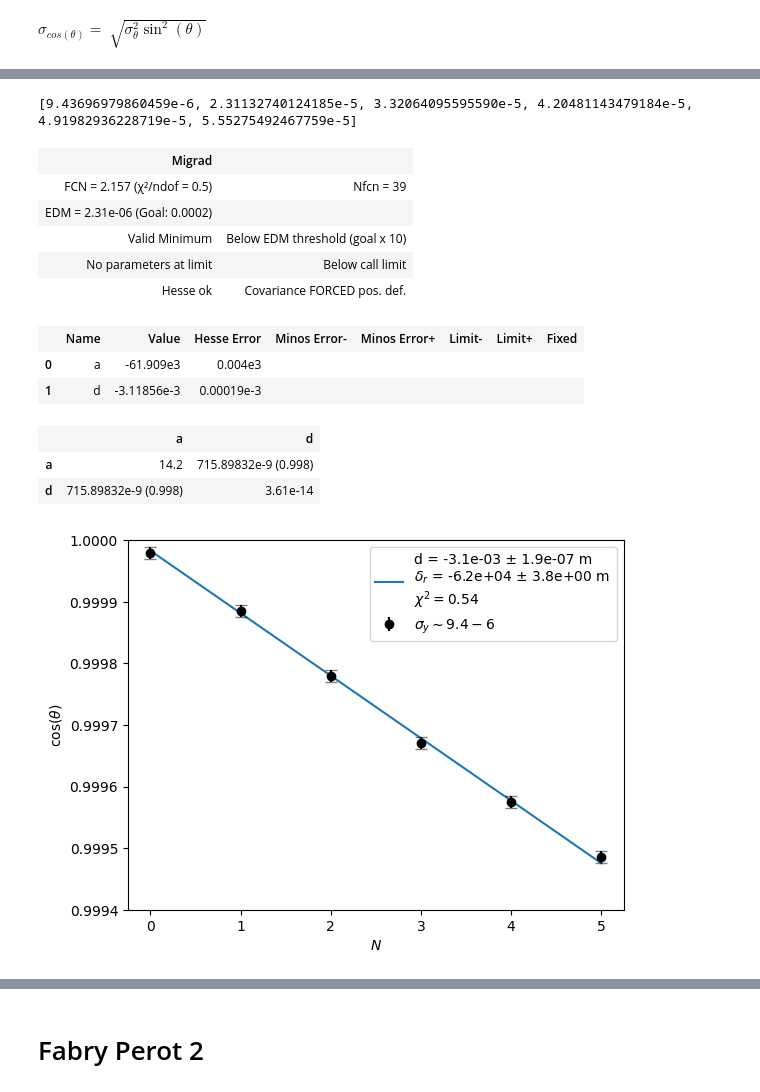
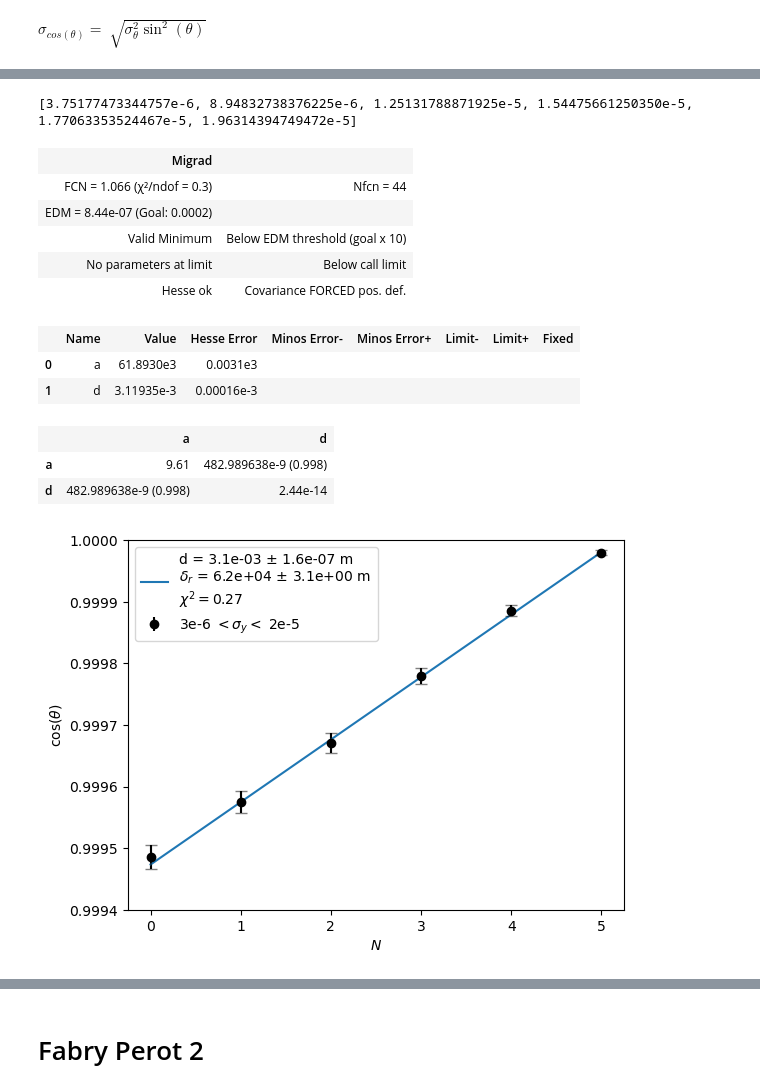
Before and after one commit to Yedi278/Lab2, a Jupyter notebook: Interferometro/Interferometro.ipynb, the cells around one changed output, grey strips where cells are left out. Cells and saved outputs as stored; diff of their text form; code cells hidden in the pictures.

```diff
--- a/Interferometro/Interferometro.ipynb
+++ b/Interferometro/Interferometro.ipynb
@@ -183,3 +193,6 @@ fp1 = df['FP 1']
 angolo = fp1['angolo'].to_numpy()
 N_fp1 = fp1['N cerchio'].to_numpy()
 cs_angolo = np.cos(angolo)
+# %%
+print(N_fp1)
+N_fp1 = [5,4,3,2,1,0]
@@ -302,39 +317,39 @@ for i,j in zip(angolo,err_angoli_fp1):
 # %%
-err_cs_angoli_2 = errore_angoli_2(dist,raggi,errx=5,erry=.25)
+err_cs_angoli_2 = errore_angoli_2(dist,raggi,errx=1,erry=.1)
 print(err_cs_angoli_2)
 # %% [output]
-[9.43696979860459e-6, 2.31132740124185e-5, 3.32064095595590e-5, 4.20481143479184e-5, 4.91982936228719e-5, 5.55275492467759e-5]
+[3.75177473344757e-6, 8.94832738376225e-6, 1.25131788871925e-5, 1.54475661250350e-5, 1.77063353524467e-5, 1.96314394749472e-5]
 # %%
-c = LeastSquares(N_fp1, cs_angolo, 9.43696979860459e-6, f1)
-m = Minuit(c, a=-61.91e3, d=-3.1185e-3)
+c = LeastSquares(N_fp1, cs_angolo, err_cs_angoli_2, f1)
+m = Minuit(c, a=61.91e3, d=3.1185e-3)
 m.migrad()
 m.hesse()
 # %% [output]
 | Migrad |  |
-| FCN = 2.157 (χ²/ndof = 0.5) | Nfcn = 39 |
-| EDM = 2.31e-06 (Goal: 0.0002) |  |
+| FCN = 1.066 (χ²/ndof = 0.3) | Nfcn = 44 |
+| EDM = 8.44e-07 (Goal: 0.0002) |  |
 | Valid Minimum | Below EDM threshold (goal x 10) |
 | No parameters at limit | Below call limit |
 | Hesse ok | Covariance FORCED pos. def. |
 |  | Name | Value | Hesse Error | Minos Error- | Minos Error+ | Limit- | Limit+ | Fixed |
-| 0 | a | -61.909e3 | 0.004e3 |  |  |  |  |  |
-| 1 | d | -3.11856e-3 | 0.00019e-3 |  |  |  |  |  |
+| 0 | a | 61.8930e3 | 0.0031e3 |  |  |  |  |  |
+| 1 | d | 3.11935e-3 | 0.00016e-3 |  |  |  |  |  |
 |  | a | d |
-| a | 14.2 | 715.89832e-9 (0.998) |
-| d | 715.89832e-9 (0.998) | 3.61e-14 |
+| a | 9.61 | 482.989638e-9 (0.998) |
+| d | 482.989638e-9 (0.998) | 2.44e-14 |
 # %%
-label = [ f"d = {sn(m.values['d'],1)} ± {sn(m.errors['d'],1)} m \n$\delta_r$ = {sn(m.values['a'],1)} ± {sn(m.errors['a'],1)} m \n$\chi^2 = {round(m.fval/m.ndof,2)}$", "$\sigma_y \sim 9.4-6$"]
+label = [ f"d = {sn(m.values['d'],1)} ± {sn(m.errors['d'],1)} m \n$\delta_r$ = {sn(m.values['a'],1)} ± {sn(m.errors['a'],1)} m \n$\chi^2 = {round(m.fval/m.ndof,2)}$", "3e-6 $ < \sigma_y < $ 2e-5"]
 
 m.visualize()
 plt.ylim(0.9994,1.0)
-plt.errorbar(N_fp1, cs_angolo, 9.43696979860459e-6, linestyle='None',fmt='.k',capsize=4, alpha=0.5)
+plt.errorbar(N_fp1, cs_angolo, err_cs_angoli_2, linestyle='None',fmt='.k',capsize=4, alpha=0.5)
 plt.xlabel('$ N$')
 plt.ylabel(r'cos($\theta$)')
 plt.legend(label)
 plt.ticklabel_format(axis='both', style='sci', scilimits=(0,0))
 plt.savefig('fp1_data.pdf',bbox_inches='tight')
 # %% [output]
-[figure, old version]
+[figure, new version]
 # %%
 draw_p_value(m.fval,m.ndof,x_limit=20)
 plt.savefig('fp1_pvalue.pdf')
```
Also changed, not shown: parts of 34 cells of this notebook, 4 other files.
